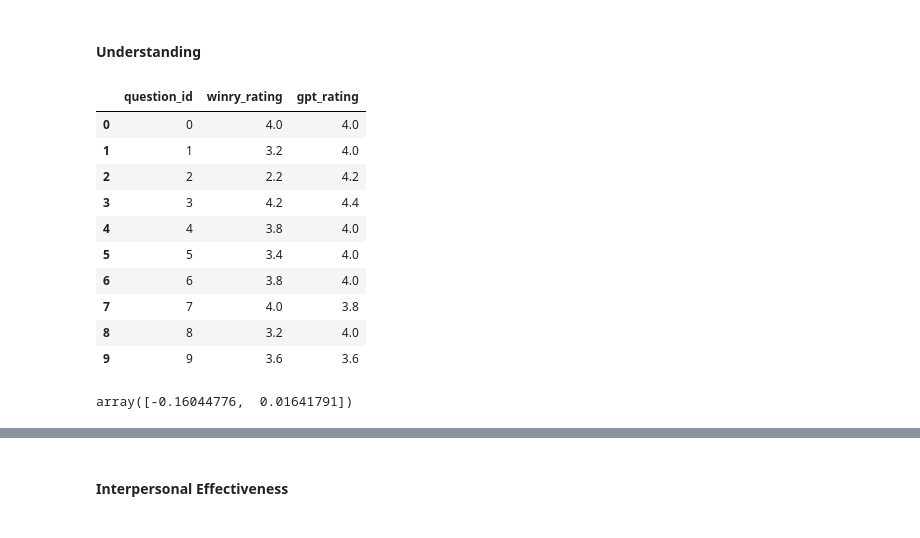
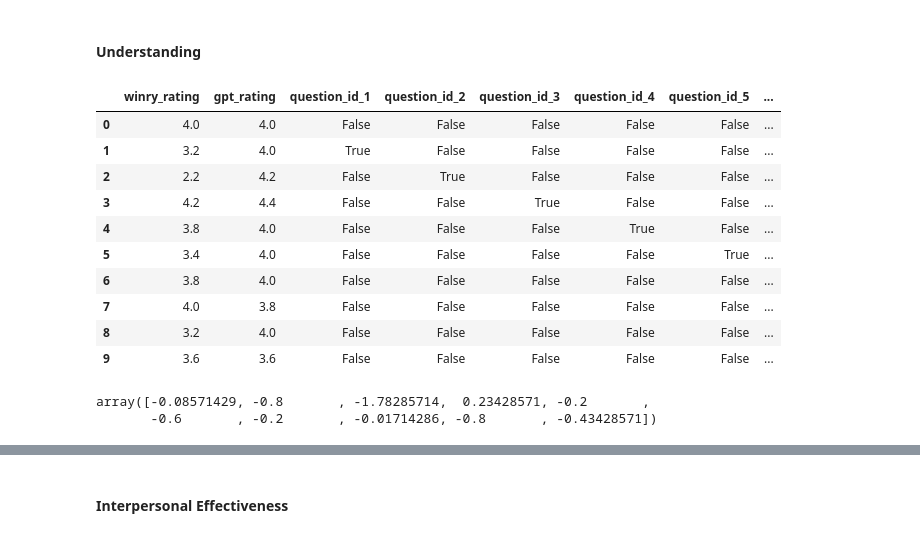
Before and after one commit to embedded-robotics/mental-health-agents, a Jupyter notebook: src/dpo-finetuning/winry_response_evaluation.ipynb, the cells around one changed output, grey strips where cells are left out. Saved outputs shown, nothing was run; the diff lists cells and outputs as text; code cells hidden in the pictures.

```diff
--- a/src/dpo-finetuning/winry_response_evaluation.ipynb
+++ b/src/dpo-finetuning/winry_response_evaluation.ipynb
@@ -959,25 +957,28 @@ correlation_df.to_csv('correlation_df.csv')
 # %%
 understanding_fe = pd.DataFrame({'winry_rating': winry_corr_df['understanding'].to_list(), 'gpt_rating': filtered_corr_df['understanding'].to_list()})
 understanding_fe = understanding_fe.reset_index().rename(columns={'index':'question_id'})
+understanding_fe['question_id'] = understanding_fe['question_id'].astype('object')
+understanding_fe = pd.get_dummies(understanding_fe, columns=['question_id'], drop_first=True)
 understanding_fe
 # %% [output]
-|  | question_id | winry_rating | gpt_rating |
-| 0 | 0 | 4.0 | 4.0 |
-| 1 | 1 | 3.2 | 4.0 |
-| 2 | 2 | 2.2 | 4.2 |
-| 3 | 3 | 4.2 | 4.4 |
-| 4 | 4 | 3.8 | 4.0 |
-| 5 | 5 | 3.4 | 4.0 |
-| 6 | 6 | 3.8 | 4.0 |
-| 7 | 7 | 4.0 | 3.8 |
-| 8 | 8 | 3.2 | 4.0 |
-| 9 | 9 | 3.6 | 3.6 |
+|  | winry_rating | gpt_rating | question_id_1 | question_id_2 | question_id_3 | question_id_4 | question_id_5 | ... |
+| 0 | 4.0 | 4.0 | False | False | False | False | False | ... |
+| 1 | 3.2 | 4.0 | True | False | False | False | False | ... |
+| 2 | 2.2 | 4.2 | False | True | False | False | False | ... |
+| 3 | 4.2 | 4.4 | False | False | True | False | False | ... |
+| 4 | 3.8 | 4.0 | False | False | False | True | False | ... |
+| 5 | 3.4 | 4.0 | False | False | False | False | True | ... |
+| 6 | 3.8 | 4.0 | False | False | False | False | False | ... |
+| 7 | 4.0 | 3.8 | False | False | False | False | False | ... |
+| 8 | 3.2 | 4.0 | False | False | False | False | False | ... |
+| 9 | 3.6 | 3.6 | False | False | False | False | False | ... |
 # %%
-X_data = understanding_fe[['gpt_rating','question_id']]
+X_data = understanding_fe[['gpt_rating','question_id_1', 'question_id_2', 'question_id_3', 'question_id_4', 'question_id_5', 'question_id_6', 'question_id_7', 'question_id_8', 'question_id_9']]
 y_data = understanding_fe['winry_rating']
 
 model = LinearRegression()
 model.fit(X_data, y_data)
 model.coef_
 # %% [output]
-array([-0.16044776,  0.01641791])
+array([-0.08571429, -0.8       , -1.78285714,  0.23428571, -0.2       ,
+       -0.6       , -0.2       , -0.01714286, -0.8       , -0.43428571])
```
Also changed, not shown: parts of 19 cells of this notebook, 1 other file.
